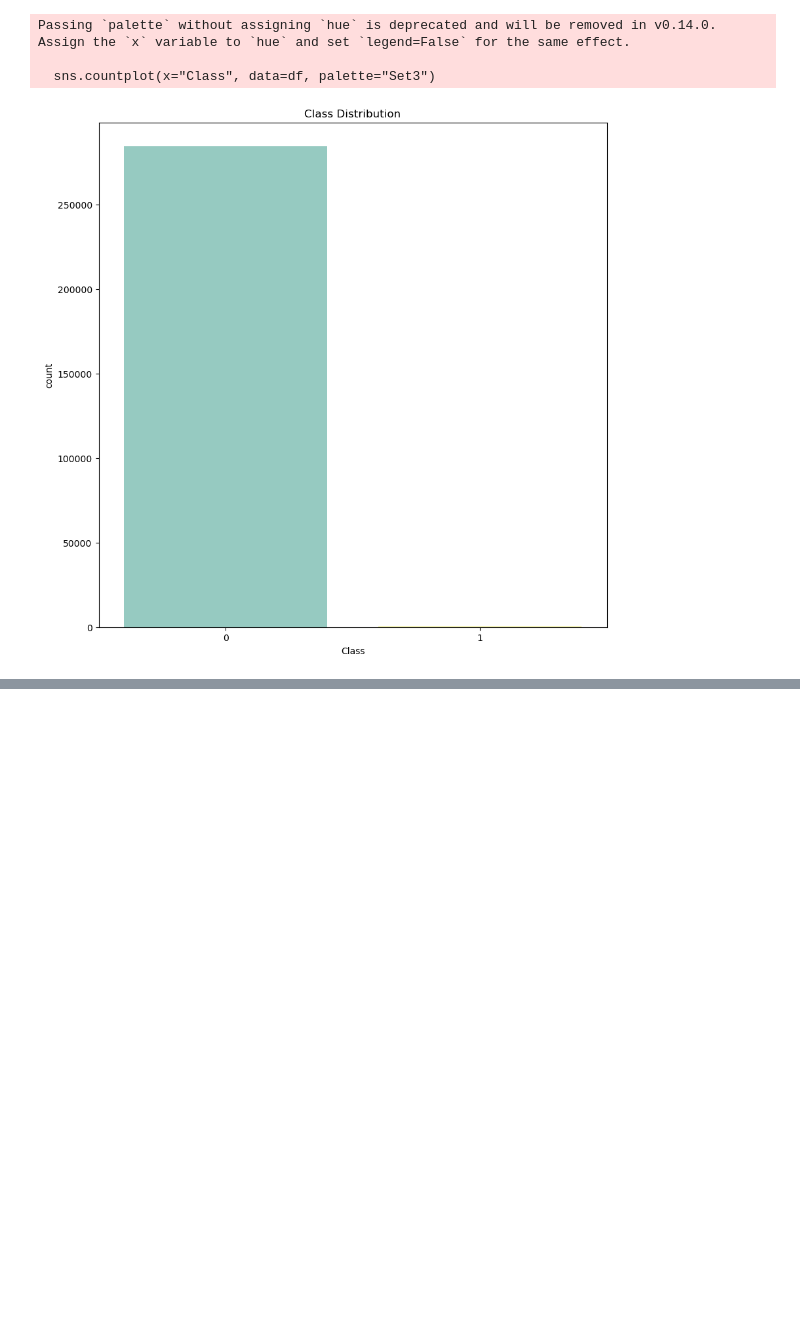
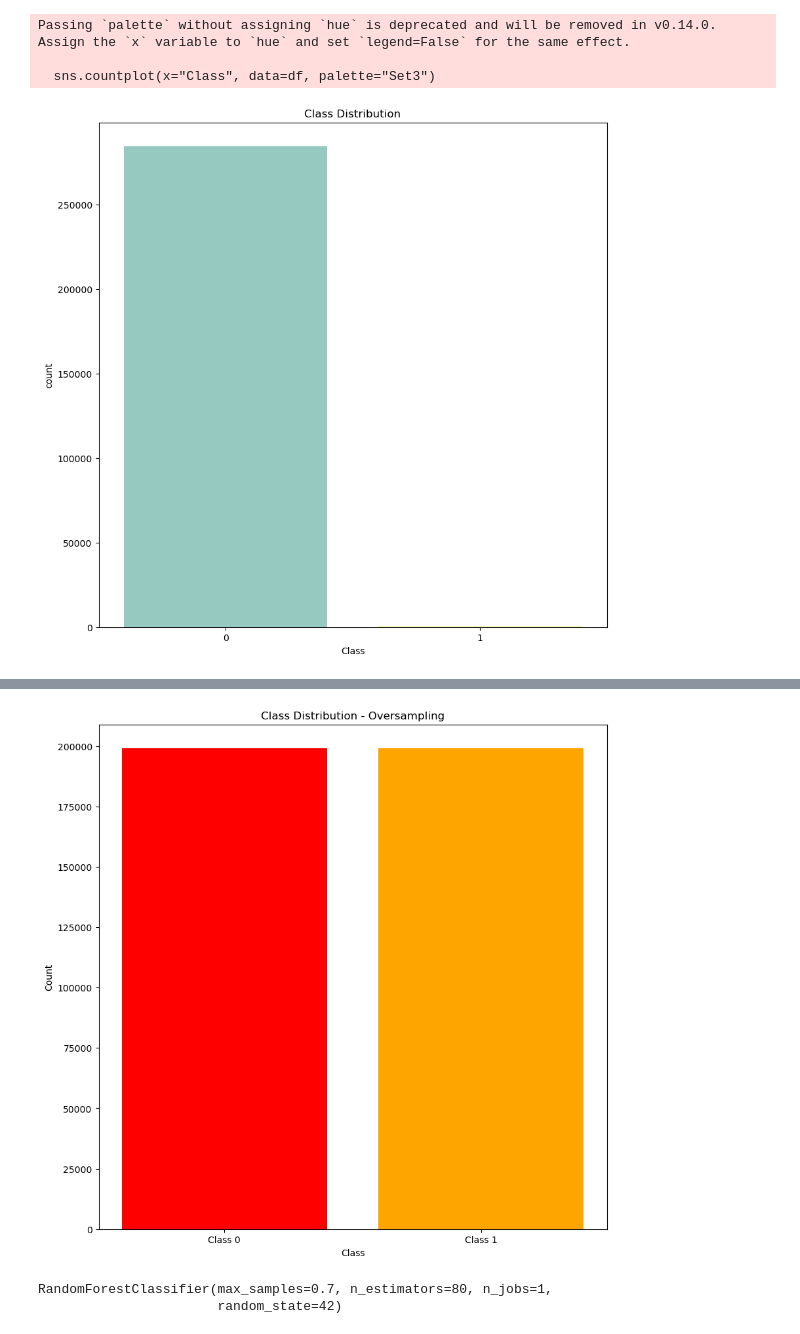
Before and after one commit to Ananay8425/Scikit-Learn, a Jupyter notebook: Handle-Imbalanced-Datasets/imbalanced-datasets.ipynb, the cells around one changed output, grey strips where cells are left out. Cells and saved outputs as stored; diff of their text form; code cells hidden in the pictures; blank space fills up the shorter version.

```diff
--- a/Handle-Imbalanced-Datasets/imbalanced-datasets.ipynb
+++ b/Handle-Imbalanced-Datasets/imbalanced-datasets.ipynb
@@ -133,0 +199,9 @@ Model Score: 0.9995552590615966
+# %%
+# Oversampling with RandomOverSampler
+ros = RandomOverSampler(random_state=42)
+X_resampled, y_resampled = ros.fit_resample(X_train, y_train)
+# %%
+class_count = y_resampled.value_counts()
+class_count_2 = X_resampled.value_counts()
+display(class_count)
+display(class_count_2)
@@ -133,0 +226,15 @@ Model Score: 0.9995552590615966
+# %%
+plt.figure(figsize=(10, 10))
+plt.bar(class_count.index, class_count.values, color=['red', 'orange'])
+plt.xticks([0, 1], ['Class 0', 'Class 1'])
+plt.xlabel('Class')
+plt.ylabel('Count')
+plt.title('Class Distribution - Oversampling')
+plt.show()
+# %% [output]
+[figure, added]
+# %%
+model.fit(X_resampled, y_resampled)
+# %% [output]
+RandomForestClassifier(max_samples=0.7, n_estimators=80, n_jobs=1,
+                       random_state=42)
```
Also changed, not shown: parts of 21 cells of this notebook.
